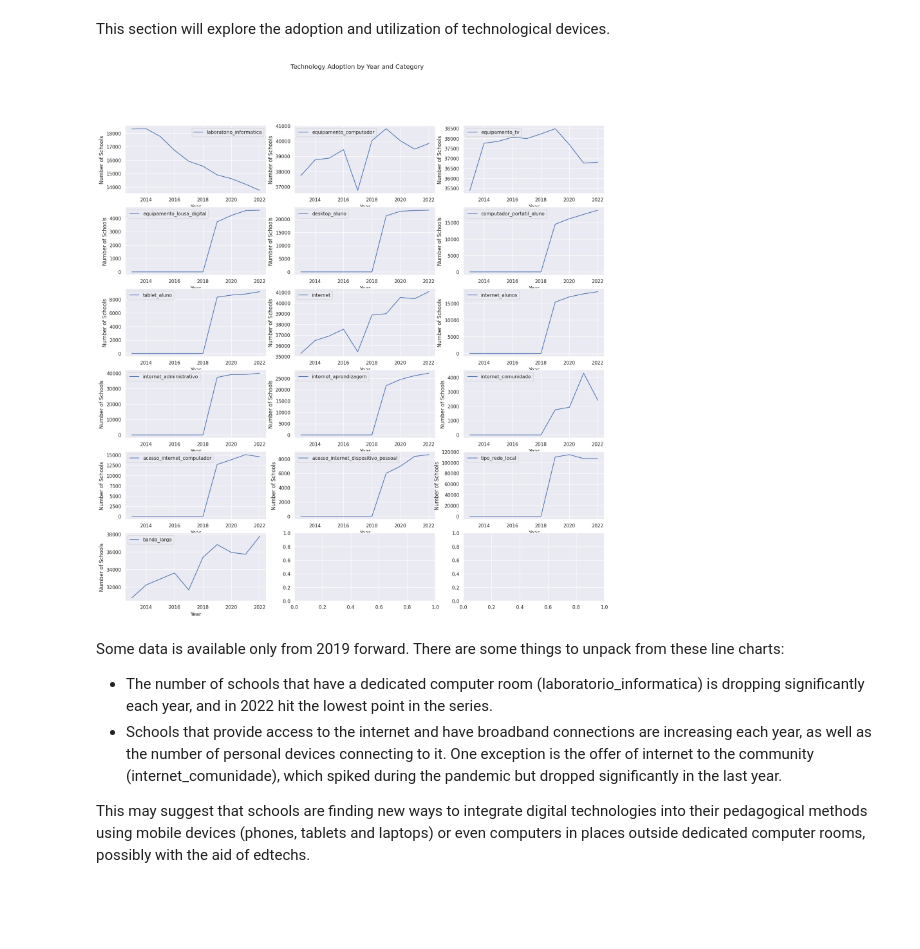
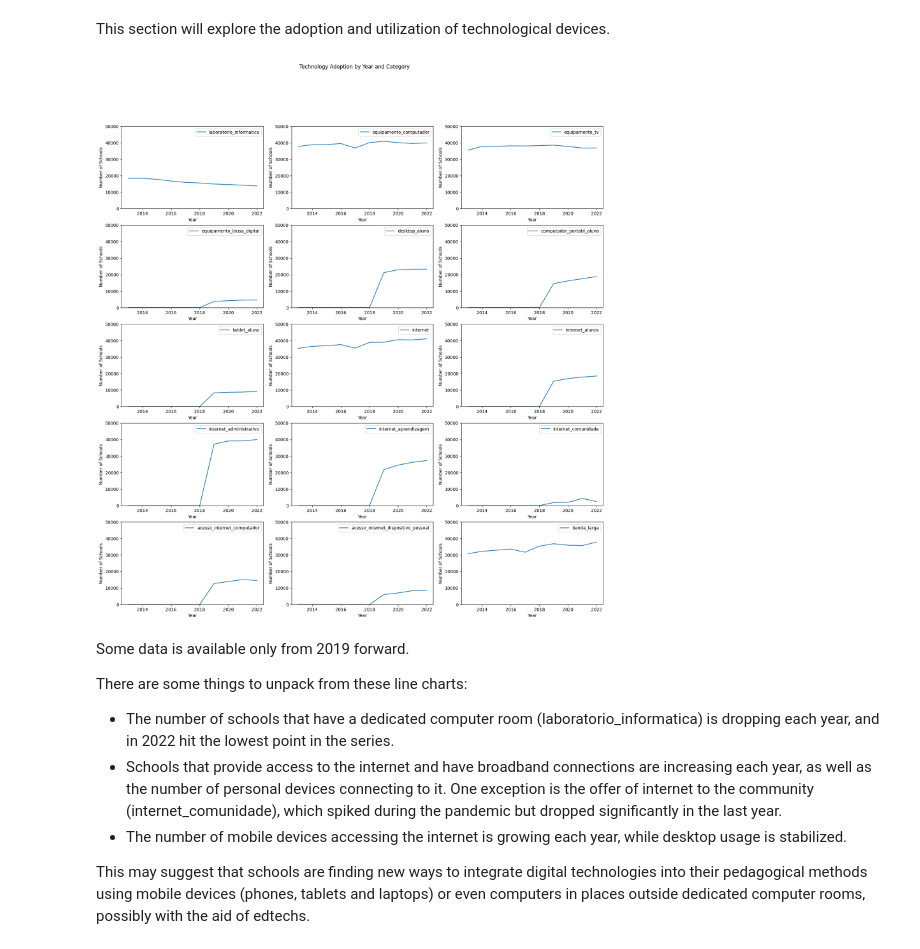
Before and after one commit to henriquefreitassouza/analysis, a Jupyter notebook: Private Schools in Brazil.ipynb, the cells around one changed output. Cells and saved outputs as stored; diff of their text form; code cells hidden in the pictures; blank space fills up the shorter version.

Commit message:
Bug fixes, separate visualization added for tipo_rede_local.

```diff
--- a/Private Schools in Brazil.ipynb
+++ b/Private Schools in Brazil.ipynb
@@ -78,8 +78,6 @@ regions = {
     'RS': 'South',
     'SC': 'South'
 }
-
-df['region'] = df['sigla_uf'].apply(lambda x: regions[x])
 # %%
 # Extract the current and previous years. Using copy to avoid the warning of setting values on a filtered view
 df_2022 = df[df['ano'] == 2022].copy()
@@ -312,23 +330,25 @@ tech_fields = [['laboratorio_informatica',
 'internet_comunidade'],
 ['acesso_internet_computador',
 'acesso_internet_dispositivo_pessoal',
-'tipo_rede_local'],
-['banda_larga']]
+'banda_larga']]
 # %%
-fig, axes = plt.subplots(6, 3, figsize = (20, 20))
+fig, axes = plt.subplots(5, 3, figsize = (20, 20))
 
 fig.suptitle('Technology Adoption by Year and Category')
 
 for row, columns in enumerate(tech_fields):
     _df_tech = df[['ano'] + columns].groupby('ano').sum()
 
     for col, dimension in enumerate(columns):
-        _df_tech[dimension].plot(ax = axes[row, col], xlabel = 'Year', ylabel = 'Number of Schools', legend = True)
+        _df_tech[dimension].plot(ax = axes[row, col], xlabel = 'Year', ylabel = 'Number of Schools', legend = True, ylim = (0, 50000))
 # %% [output]
-[figure, old version]
+[figure, new version]
 # %% [markdown]
-Some data is available only from 2019 forward. There are some things to unpack from these line charts:
-- The number of schools that have a dedicated computer room (laboratorio_informatica) is dropping significantly each year, and in 2022 hit the lowest point in the series.
+Some data is available only from 2019 forward.
+
+There are some things to unpack from these line charts:
+- The number of schools that have a dedicated computer room (laboratorio_informatica) is dropping each year, and in 2022 hit the lowest point in the series.
 - Schools that provide access to the internet and have broadband connections are increasing each year, as well as the number of personal devices connecting to it. One exception is the offer of internet to the community (internet_comunidade), which spiked during the pandemic but dropped significantly in the last year.
+- The number of mobile devices accessing the internet is growing each year, while desktop usage is stabilized.
 
 This may suggest that schools are finding new ways to integrate digital technologies into their pedagogical methods using mobile devices (phones, tablets and laptops) or even computers in places outside dedicated computer rooms, possibly with the aid of edtechs.
```
Also changed, not shown: parts of 13 cells of this notebook.
